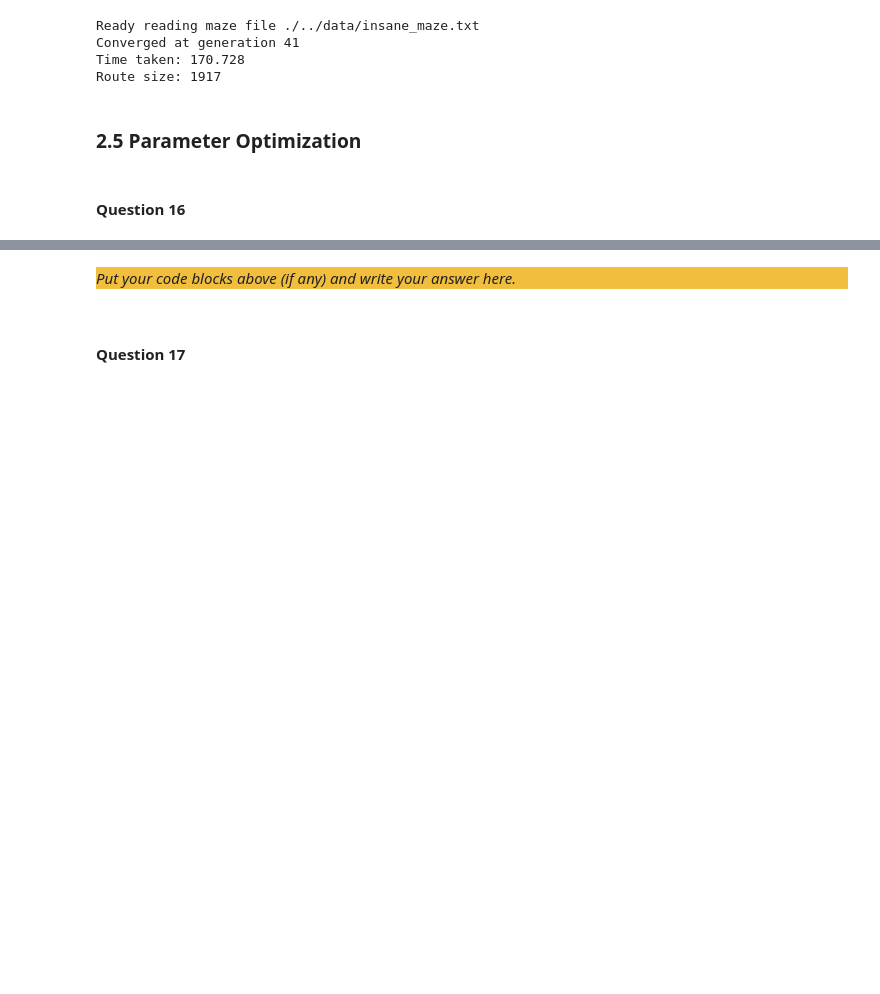
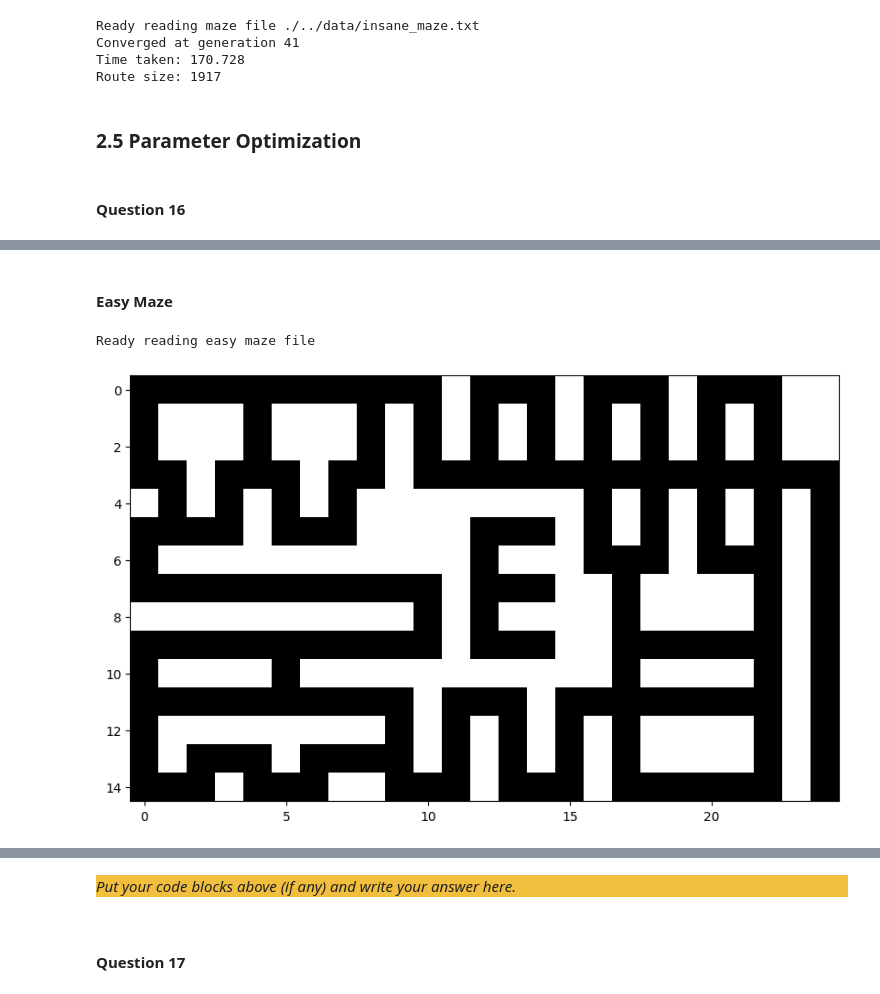
Before and after one commit to alexxhuguett/CI_Assignment2_60, a Jupyter notebook: src/Main.ipynb, the cells around one changed output, grey strips where cells are left out. Drawn from its saved outputs; the diff is of its cells as text; code cells hidden in the pictures; blank space fills up the shorter version.

```diff
--- a/src/Main.ipynb
+++ b/src/Main.ipynb
@@ -995,0 +994,10 @@ Route size: 8925
+# %% [markdown]
+#### Easy Maze
+# %%
+maze = Maze.create_maze("./../data/easy_maze.txt", tau_0, tau_min)
+spec = PathSpecification.read_coordinates("./../data/easy_coordinates.txt")
+
+Visualizer.visualize_maze(maze)
+# %% [output]
+Ready reading easy maze file
+[figure, added]
```
Also changed, not shown: parts of 12 cells of this notebook.
